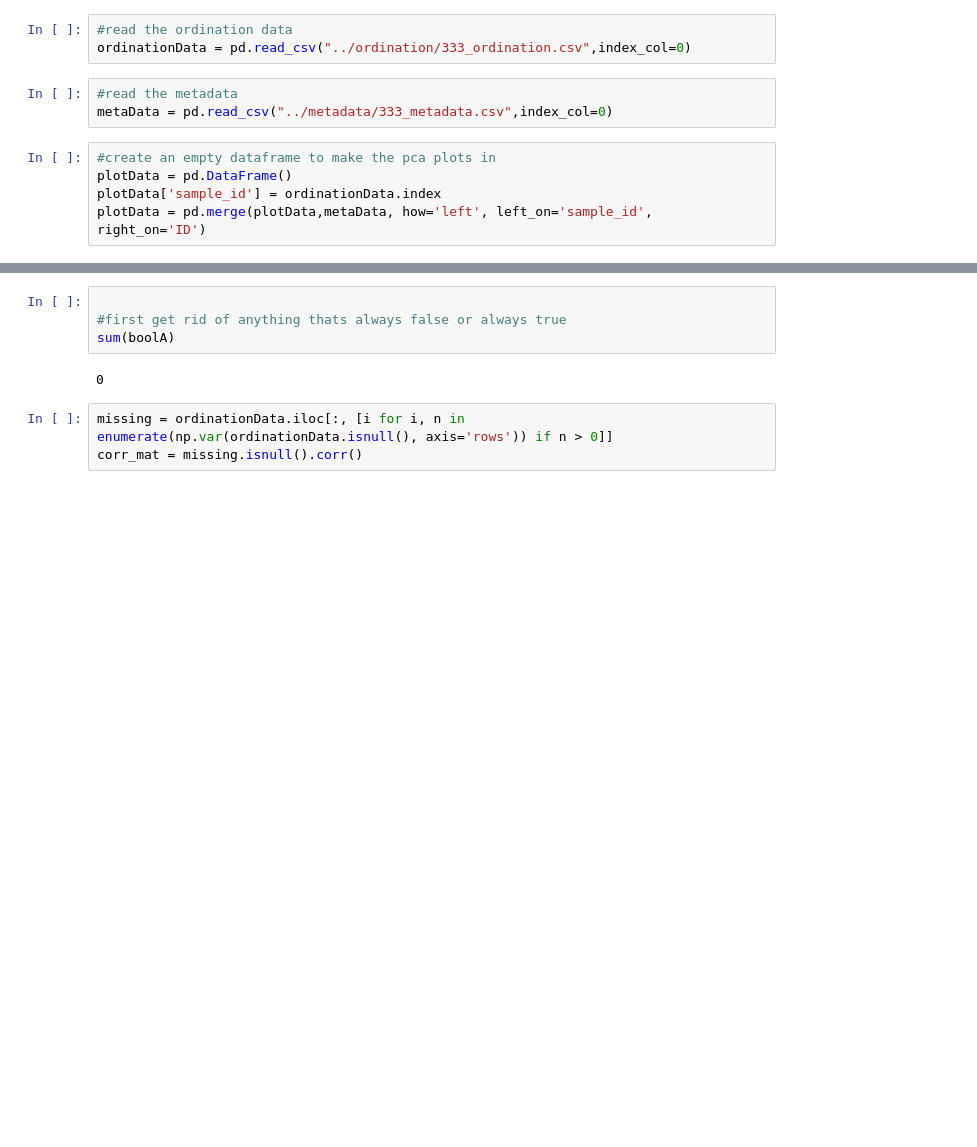
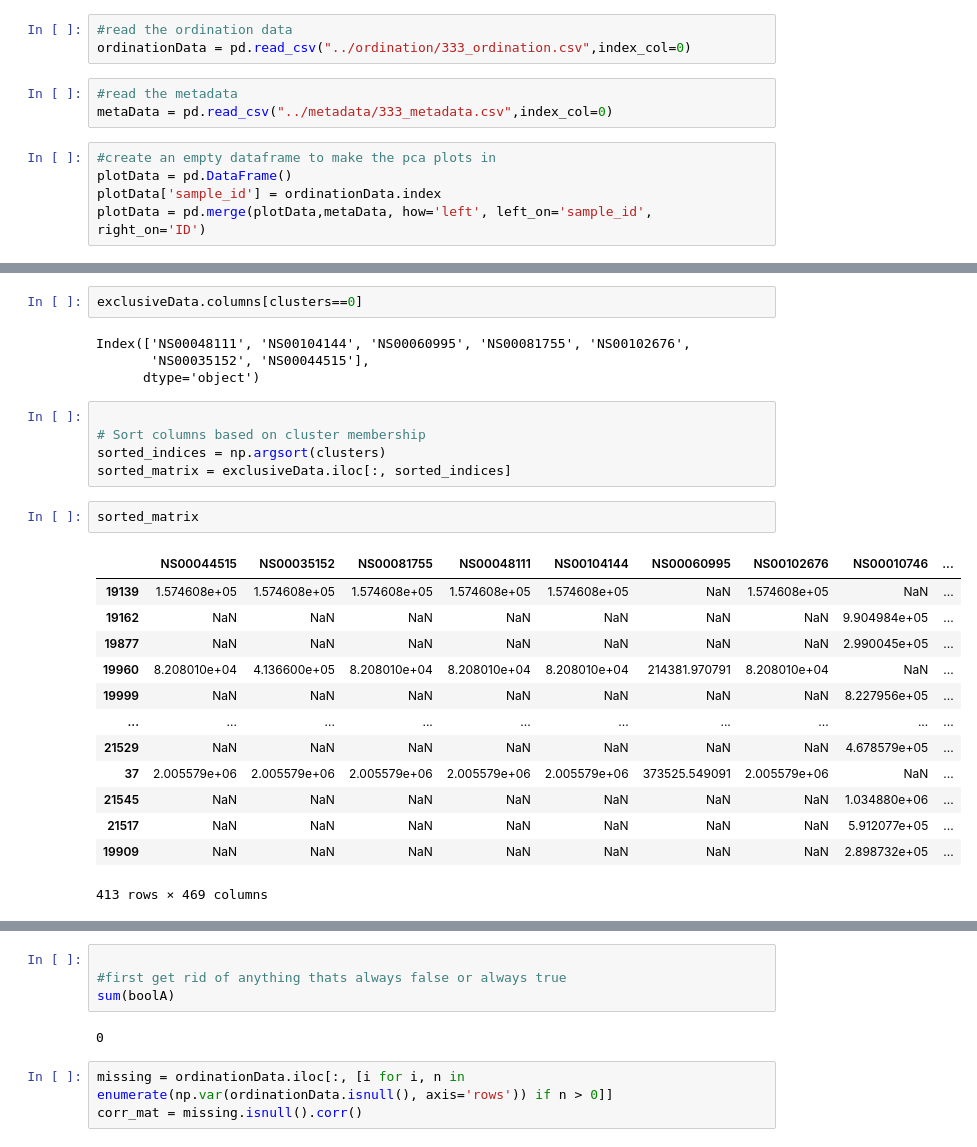
Before and after one commit to NERC-CEH/DSFP-PyExplorer, a Jupyter notebook: notebooks/missingness.ipynb, the cells around one changed output, grey strips where cells are left out. Saved outputs shown, nothing was run; the diff lists cells and outputs as text; blank space fills up the shorter version.

```diff
--- a/notebooks/missingness.ipynb
+++ b/notebooks/missingness.ipynb
@@ -27,0 +68,27 @@ filterData = ordinationData[~boolA]
+# %%
+exclusiveData.columns[clusters==0]
+# %% [output]
+Index(['NS00048111', 'NS00104144', 'NS00060995', 'NS00081755', 'NS00102676',
+       'NS00035152', 'NS00044515'],
+      dtype='object')
+# %%
+
+# Sort columns based on cluster membership
+sorted_indices = np.argsort(clusters)
+sorted_matrix = exclusiveData.iloc[:, sorted_indices]
+# %%
+sorted_matrix
+# %% [output]
+|  | NS00044515 | NS00035152 | NS00081755 | NS00048111 | NS00104144 | NS00060995 | NS00102676 | NS00010746 | ... |
+| 19139 | 1.574608e+05 | 1.574608e+05 | 1.574608e+05 | 1.574608e+05 | 1.574608e+05 | NaN | 1.574608e+05 | NaN | ... |
+| 19162 | NaN | NaN | NaN | NaN | NaN | NaN | NaN | 9.904984e+05 | ... |
+| 19877 | NaN | NaN | NaN | NaN | NaN | NaN | NaN | 2.990045e+05 | ... |
+| 19960 | 8.208010e+04 | 4.136600e+05 | 8.208010e+04 | 8.208010e+04 | 8.208010e+04 | 214381.970791 | 8.208010e+04 | NaN | ... |
+| 19999 | NaN | NaN | NaN | NaN | NaN | NaN | NaN | 8.227956e+05 | ... |
+| ... | ... | ... | ... | ... | ... | ... | ... | ... | ... |
+| 21529 | NaN | NaN | NaN | NaN | NaN | NaN | NaN | 4.678579e+05 | ... |
+| 37 | 2.005579e+06 | 2.005579e+06 | 2.005579e+06 | 2.005579e+06 | 2.005579e+06 | 373525.549091 | 2.005579e+06 | NaN | ... |
+| 21545 | NaN | NaN | NaN | NaN | NaN | NaN | NaN | 1.034880e+06 | ... |
+| 21517 | NaN | NaN | NaN | NaN | NaN | NaN | NaN | 5.912077e+05 | ... |
+| 19909 | NaN | NaN | NaN | NaN | NaN | NaN | NaN | 2.898732e+05 | ... |
+413 rows × 469 columns
```
Also changed, not shown: parts of 13 cells of this notebook.
